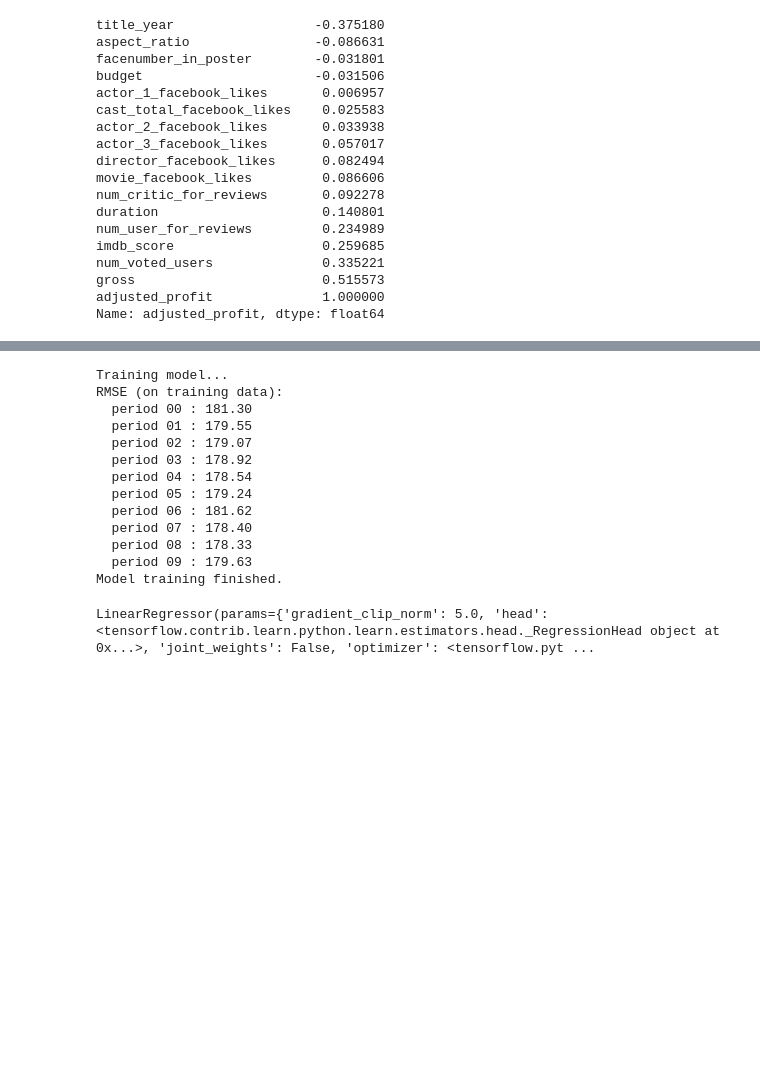
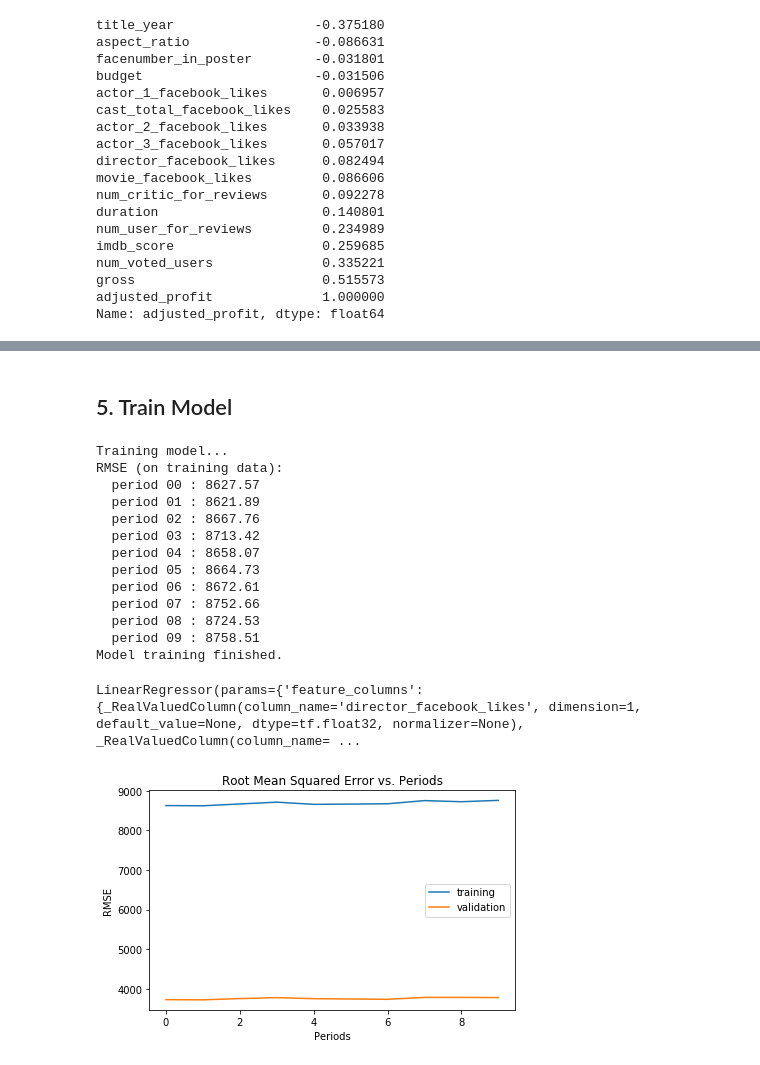
Before and after one commit to shuyangsun/google-ml-crash-course-project, a Jupyter notebook: WIP.ipynb, the cells around one changed output, grey strips where cells are left out. Drawn from its saved outputs; the diff is of its cells as text; code cells hidden in the pictures; blank space fills up the shorter version.

```diff
--- a/WIP.ipynb
+++ b/WIP.ipynb
@@ -129,0 +114,3 @@ Name: adjusted_profit, dtype: float64
+# %%
+data['adjusted_profit'] = (data['gross'] - data['budget']) * 1.04**(2016 - data['title_year'])
+data['adjusted_profit'].describe()
@@ -330,25 +192,38 @@ def train_model(
+# %% [markdown]
+## 5. Train Model
+# %%
+k_sample_size = 2500
+data = data.reindex(np.random.permutation(data.index))
+data = data.fillna(0)
+x = util.filtered_available_features(data)
+y = util.get_targets(data)
+x_train = x[:k_sample_size]
+y_train = y[:k_sample_size]
+x_cv = x[k_sample_size:]
+y_cv = y[k_sample_size:]
 # %%
-train_model(
+util.train_model(
     target='adjusted_profit',
-    learning_rate=0.00005,
-    steps=1000,
-    batch_size=20,
-    training_examples=x,
-    training_targets=y,
-    validation_examples=preprocess_features(filled_df.iloc[2000:,:]),
-    validation_targets=preprocess_targets(filled_df.iloc[2000:,:]))
+    learning_rate=0.001,
+    steps=100,
+    batch_size=200,
+    training_examples=x_train,
+    training_targets=y_train,
+    validation_examples=x_cv,
+    validation_targets=y_cv)
 # %% [output]
 Training model...
 RMSE (on training data):
-  period 00 : 181.30
-  period 01 : 179.55
-  period 02 : 179.07
-  period 03 : 178.92
-  period 04 : 178.54
-  period 05 : 179.24
-  period 06 : 181.62
-  period 07 : 178.40
-  period 08 : 178.33
-  period 09 : 179.63
+  period 00 : 8627.57
+  period 01 : 8621.89
+  period 02 : 8667.76
+  period 03 : 8713.42
+  period 04 : 8658.07
+  period 05 : 8664.73
+  period 06 : 8672.61
+  period 07 : 8752.66
+  period 08 : 8724.53
+  period 09 : 8758.51
 Model training finished.
-LinearRegressor(params={'gradient_clip_norm': 5.0, 'head': <tensorflow.contrib.learn.python.learn.estimators.head._RegressionHead object at 0x...>, 'joint_weights': False, 'optimizer': <tensorflow.pyt ...
+LinearRegressor(params={'feature_columns': {_RealValuedColumn(column_name='director_facebook_likes', dimension=1, default_value=None, dtype=tf.float32, normalizer=None), _RealValuedColumn(column_name= ...
+[figure, added]
```
Also changed, not shown: parts of 18 cells of this notebook, 1 other file.
